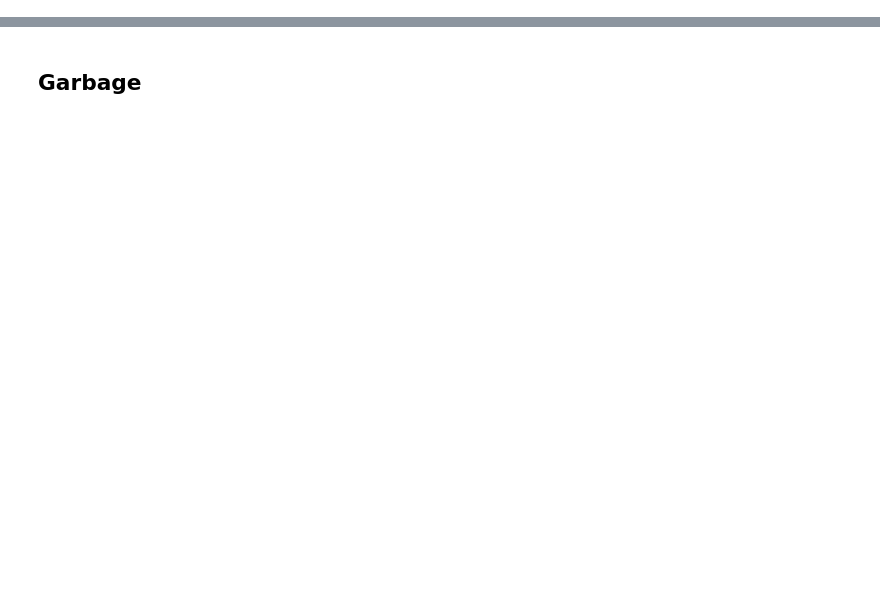
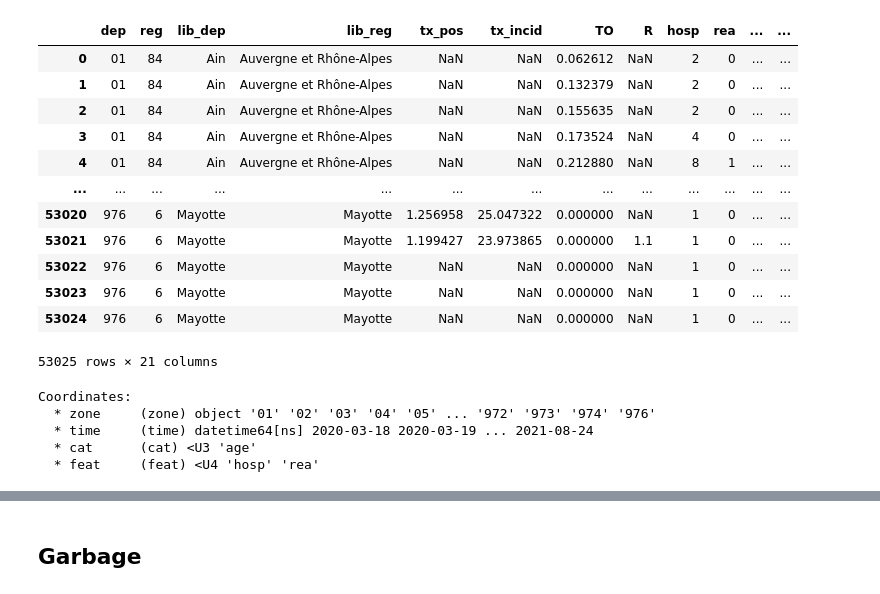
Before and after one commit to limiteinductive/elaine_and_the_gentle_boyz, a Jupyter notebook: notebooks/darts.ipynb, the cells around one changed output, grey strips where cells are left out. Drawn from its saved outputs; the diff is of its cells as text; code cells hidden in the pictures; blank space fills up the shorter version.

```diff
--- a/notebooks/darts.ipynb
+++ b/notebooks/darts.ipynb
@@ -66,0 +149,2 @@ AttributeError: 'DataArray' object has no attribute 'dimensions'
+# %%
+covid_df.set_index(['dep', 'date'])[['hosp', 'rea']]
@@ -66,0 +186,18 @@ AttributeError: 'DataArray' object has no attribute 'dimensions'
+# %%
+series_df = covid_df.loc[:, covid_df.columns != 'date']
+# %%
+series_df
+# %% [output]
+|  | dep | reg | lib_dep | lib_reg | tx_pos | tx_incid | TO | R | hosp | rea | ... | ... |
+| 0 | 01 | 84 | Ain | Auvergne et Rhône-Alpes | NaN | NaN | 0.062612 | NaN | 2 | 0 | ... | ... |
+| 1 | 01 | 84 | Ain | Auvergne et Rhône-Alpes | NaN | NaN | 0.132379 | NaN | 2 | 0 | ... | ... |
+| 2 | 01 | 84 | Ain | Auvergne et Rhône-Alpes | NaN | NaN | 0.155635 | NaN | 2 | 0 | ... | ... |
+| 3 | 01 | 84 | Ain | Auvergne et Rhône-Alpes | NaN | NaN | 0.173524 | NaN | 4 | 0 | ... | ... |
+| 4 | 01 | 84 | Ain | Auvergne et Rhône-Alpes | NaN | NaN | 0.212880 | NaN | 8 | 1 | ... | ... |
+| ... | ... | ... | ... | ... | ... | ... | ... | ... | ... | ... | ... | ... |
+| 53020 | 976 | 6 | Mayotte | Mayotte | 1.256958 | 25.047322 | 0.000000 | NaN | 1 | 0 | ... | ... |
+| 53021 | 976 | 6 | Mayotte | Mayotte | 1.199427 | 23.973865 | 0.000000 | 1.1 | 1 | 0 | ... | ... |
+| 53022 | 976 | 6 | Mayotte | Mayotte | NaN | NaN | 0.000000 | NaN | 1 | 0 | ... | ... |
+| 53023 | 976 | 6 | Mayotte | Mayotte | NaN | NaN | 0.000000 | NaN | 1 | 0 | ... | ... |
+| 53024 | 976 | 6 | Mayotte | Mayotte | NaN | NaN | 0.000000 | NaN | 1 | 0 | ... | ... |
+53025 rows × 21 columns
@@ -66,0 +206,8 @@ AttributeError: 'DataArray' object has no attribute 'dimensions'
+# %%
+empty_array.coords
+# %% [output]
+Coordinates:
+  * zone     (zone) object '01' '02' '03' '04' '05' ... '972' '973' '974' '976'
+  * time     (time) datetime64[ns] 2020-03-18 2020-03-19 ... 2021-08-24
+  * cat      (cat) <U3 'age'
+  * feat     (feat) <U4 'hosp' 'rea'
```
Also changed, not shown: parts of 63 cells of this notebook, 1 other file.
